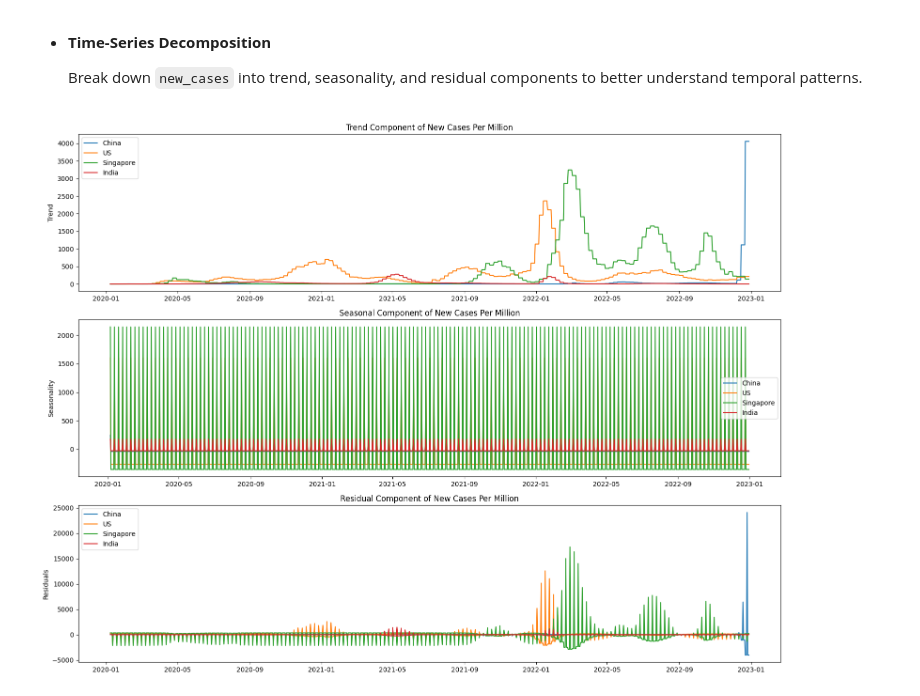
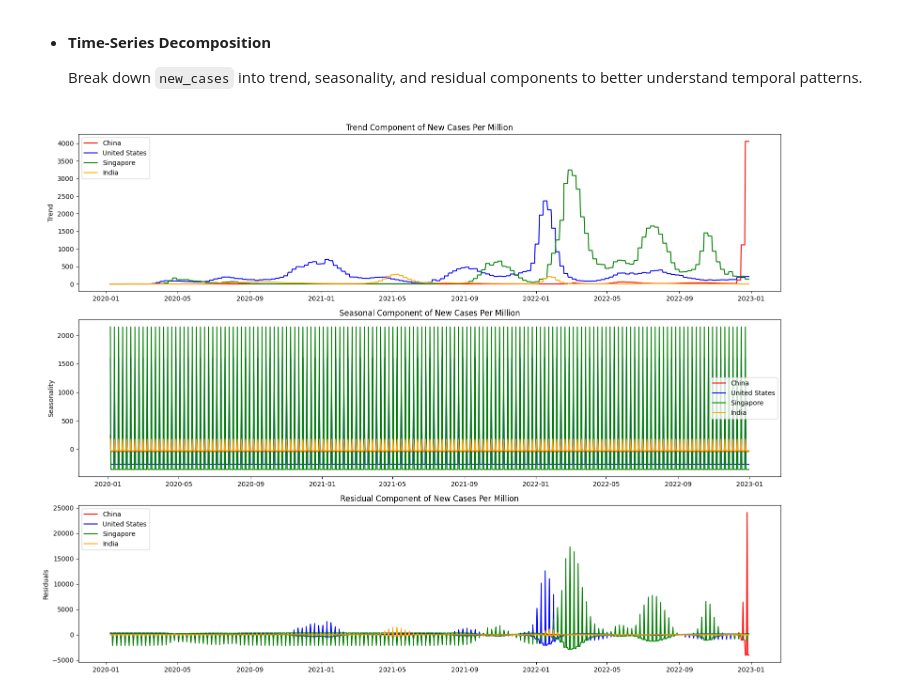
Before and after one commit to Kirigaya-Suguha/Final_Project_6, a Jupyter notebook: q1.ipynb, the cells around one changed output. Drawn from its saved outputs; the diff is of its cells as text; code cells hidden in the pictures.

```diff
--- a/q1.ipynb
+++ b/q1.ipynb
@@ -117,11 +124,18 @@ merged_data['date'] = pd.to_datetime(merged_data['date'])
 # 设定需要比较的国家
 countries = ["China", "United States", "Singapore", "India"]
 
+color_mapping = {
+    "China": "red",
+    "United States": "blue",
+    "Singapore": "green",
+    "India": "orange"
+}
+
 # 绘制每百万人感染人数的曲线
 plt.figure(figsize=(16, 8))
 for country in countries:
     subset = merged_data[merged_data["location"] == country]
-    plt.plot(subset["date"], subset["new_cases_per_million"], label=f"{country} Cases per Million", alpha=0.7)
+    plt.plot(subset["date"], subset["new_cases_per_million"], color=color_mapping[country], label=f"{country} Cases per Million", alpha=0.7)
 
 # 标记关键政策
 plt.axvline(pd.Timestamp("2020-01-23"), color="red", linestyle="--", label="China: Wuhan Lockdown")
@@ -143,7 +157,7 @@ import matplotlib.pyplot as plt
 # 选择你感兴趣的国家，比如 China 和 United States
 for country in countries:
     country_data = merged_data[merged_data["location"] == country].set_index("date")
-    country_data["stringency_index"].plot(label=country, figsize=(12, 6))
+    country_data["stringency_index"].plot(label=country, figsize=(12, 6), color=color_mapping[country])
 
 plt.title("Stringency Index Over Time (China vs. US vs. Singapore vs. India)")
 plt.xlabel("Date")
@@ -226,13 +251,13 @@ fig, ax1 = plt.subplots(figsize=(16, 8))
 # Plot new_cases_per_million
 for country in countries:
     subset = merged_data[merged_data["location"] == country]
-    ax1.plot(subset["date"], subset["new_cases_per_million"], label=f"{country} Cases per Million", alpha=0.7)
+    ax1.plot(subset["date"], subset["new_cases_per_million"], color=color_mapping[country], label=f"{country} Cases per Million", alpha=0.7)
 
 # Plot vaccination rates
 ax2 = ax1.twinx()
 for country in countries:
     subset = merged_data[merged_data["location"] == country]
-    ax2.plot(subset["date"], subset["total_vaccinations_per_hundred"], label=f"{country} Vaccination Rate", linestyle="--")
+    ax2.plot(subset["date"], subset["total_vaccinations_per_hundred"], color=color_mapping[country], label=f"{country} Vaccination Rate", linestyle="--")
 
 ax1.set_title("Vaccination Rates and COVID-19 Trends (China vs. US)")
 ax1.set_xlabel("Date")
@@ -319,35 +344,35 @@ sg_data = merged_data[merged_data["location"] == "Singapore"].set_index("date")
 india_data = merged_data[merged_data["location"] == "India"].set_index("date")
 
 # Create subplots for each decomposition component
 fig, axes = plt.subplots(3, 1, figsize=(16, 12))  # 3 rows, 1 column
 
 # Decompose the data for each country
-countries = [("China", china_data), ("US", us_data), ("Singapore", sg_data), ("India", india_data)]
+countries = [("China", china_data), ("United States", us_data), ("Singapore", sg_data), ("India", india_data)]
 decompositions = {country: seasonal_decompose(data["new_cases_per_million"].fillna(0), model="additive", period=7) for country, data in countries}
 
 # Plot trend for each country
 for i, (country, decomposition) in enumerate(decompositions.items()):
-    axes[0].plot(decomposition.trend, label=country)
+    axes[0].plot(decomposition.trend, color=color_mapping[country], label=country)
 axes[0].set_title('Trend Component of New Cases Per Million')
 axes[0].set_ylabel('Trend')
 axes[0].legend()
 
 # Plot seasonal component for each country
 for i, (country, decomposition) in enumerate(decompositions.items()):
-    axes[1].plot(decomposition.seasonal, label=country)
+    axes[1].plot(decomposition.seasonal, color=color_mapping[country], label=country)
 axes[1].set_title('Seasonal Component of New Cases Per Million')
 axes[1].set_ylabel('Seasonality')
 axes[1].legend()
 
 # Plot residual component for each country
 for i, (country, decomposition) in enumerate(decompositions.items()):
-    axes[2].plot(decomposition.resid, label=country)
+    axes[2].plot(decomposition.resid, color=color_mapping[country], label=country)
 axes[2].set_title('Residual Component of New Cases Per Million')
 axes[2].set_ylabel('Residuals')
 axes[2].legend()
 
 # Adjust layout
 plt.tight_layout()
 plt.show()
 # %% [output]
-[figure, old version]
+[figure, new version]
```
Also changed, not shown: parts of 9 cells of this notebook.
